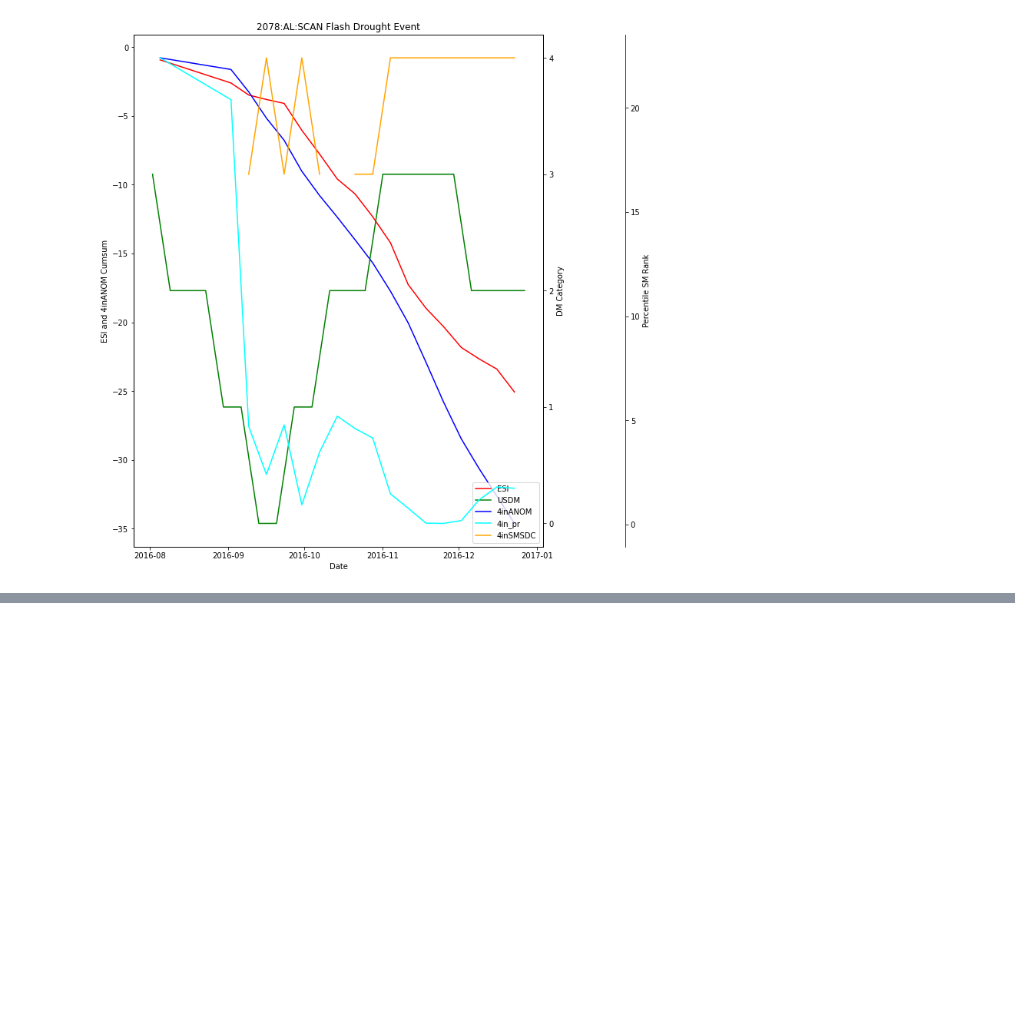
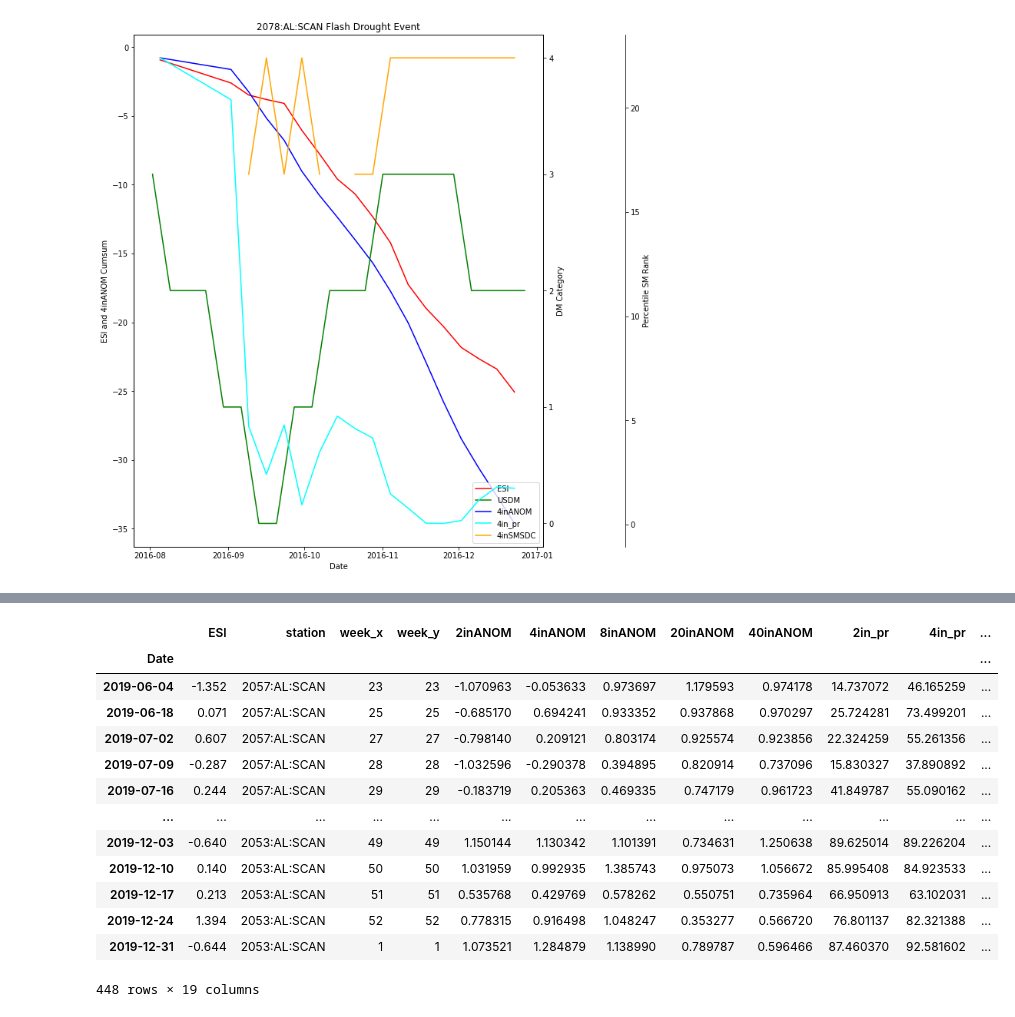
Before and after one commit to Corey4005/SCANAnalysis, a Jupyter notebook: notebooks/drought_analysis.ipynb, the cells around one changed output, grey strips where cells are left out. Saved outputs shown, nothing was run; the diff lists cells and outputs as text; code cells hidden in the pictures; blank space fills up the shorter version.

```diff
--- a/notebooks/drought_analysis.ipynb
+++ b/notebooks/drought_analysis.ipynb
@@ -406,0 +436,17 @@ Text(0.5, 1.0, '2078:AL:SCAN Flash Drought Event')
+# %%
+SM_ESI_flash_2019
+# %% [output]
+|  | ESI | station | week_x | week_y | 2inANOM | 4inANOM | 8inANOM | 20inANOM | 40inANOM | 2in_pr | 4in_pr | ... |
+| Date |  |  |  |  |  |  |  |  |  |  |  | ... |
+| 2019-06-04 | -1.352 | 2057:AL:SCAN | 23 | 23 | -1.070963 | -0.053633 | 0.973697 | 1.179593 | 0.974178 | 14.737072 | 46.165259 | ... |
+| 2019-06-18 | 0.071 | 2057:AL:SCAN | 25 | 25 | -0.685170 | 0.694241 | 0.933352 | 0.937868 | 0.970297 | 25.724281 | 73.499201 | ... |
+| 2019-07-02 | 0.607 | 2057:AL:SCAN | 27 | 27 | -0.798140 | 0.209121 | 0.803174 | 0.925574 | 0.923856 | 22.324259 | 55.261356 | ... |
+| 2019-07-09 | -0.287 | 2057:AL:SCAN | 28 | 28 | -1.032596 | -0.290378 | 0.394895 | 0.820914 | 0.737096 | 15.830327 | 37.890892 | ... |
+| 2019-07-16 | 0.244 | 2057:AL:SCAN | 29 | 29 | -0.183719 | 0.205363 | 0.469335 | 0.747179 | 0.961723 | 41.849787 | 55.090162 | ... |
+| ... | ... | ... | ... | ... | ... | ... | ... | ... | ... | ... | ... | ... |
+| 2019-12-03 | -0.640 | 2053:AL:SCAN | 49 | 49 | 1.150144 | 1.130342 | 1.101391 | 0.734631 | 1.250638 | 89.625014 | 89.226204 | ... |
+| 2019-12-10 | 0.140 | 2053:AL:SCAN | 50 | 50 | 1.031959 | 0.992935 | 1.385743 | 0.975073 | 1.056672 | 85.995408 | 84.923533 | ... |
+| 2019-12-17 | 0.213 | 2053:AL:SCAN | 51 | 51 | 0.535768 | 0.429769 | 0.578262 | 0.550751 | 0.735964 | 66.950913 | 63.102031 | ... |
+| 2019-12-24 | 1.394 | 2053:AL:SCAN | 52 | 52 | 0.778315 | 0.916498 | 1.048247 | 0.353277 | 0.566720 | 76.801137 | 82.321388 | ... |
+| 2019-12-31 | -0.644 | 2053:AL:SCAN | 1 | 1 | 1.073521 | 1.284879 | 1.138990 | 0.789787 | 0.596466 | 87.460370 | 92.581602 | ... |
+448 rows × 19 columns
```
Also changed, not shown: parts of 8 cells of this notebook.
